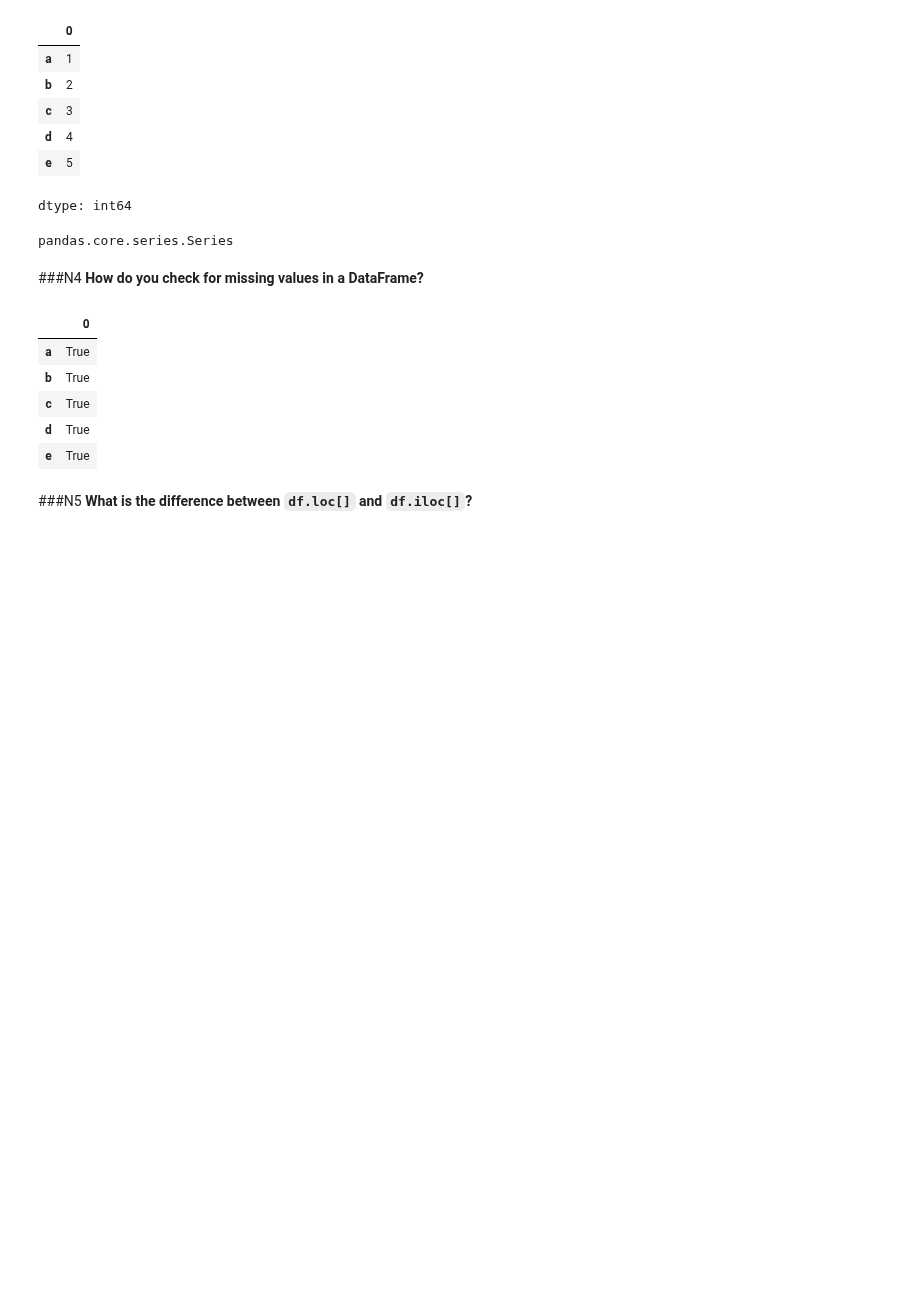
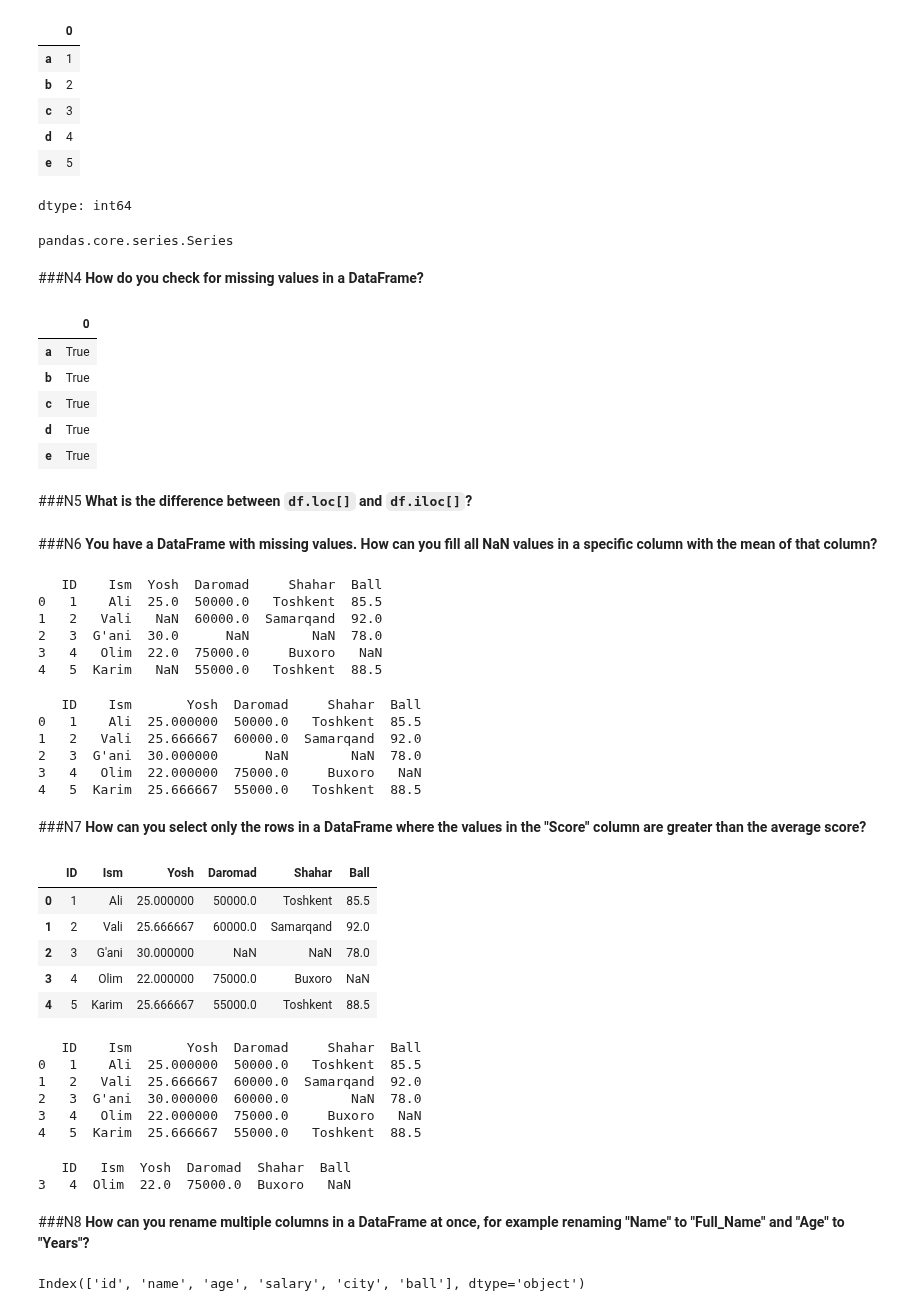
Before and after one commit to izzat-ai/learning-ai, a Jupyter notebook: pandas/df_practice.ipynb, the cells around one changed output. Cells and saved outputs as stored; diff of their text form; code cells hidden in the pictures; blank space fills up the shorter version.

```diff
--- a/pandas/df_practice.ipynb
+++ b/pandas/df_practice.ipynb
@@ -64,3 +64,66 @@ df.notnull()
 **What is the difference between `df.loc[]` and `df.iloc[]`?**
 # %%
 # .loc[] works with the index name, while .iloc[] works with the index number
+# %% [markdown]
+###N6
+**You have a DataFrame with missing values. How can you fill all NaN values in a specific column with the mean of that column?**
+# %%
+data = {
+    'ID': [1, 2, 3, 4, 5],
+    'Ism': ['Ali', 'Vali', 'G\'ani', 'Olim', 'Karim'],
+    'Yosh': [25, np.nan, 30, 22, np.nan],
+    'Daromad': [50000, 60000, np.nan, 75000, 55000],
+    'Shahar': ['Toshkent', 'Samarqand', np.nan, 'Buxoro', 'Toshkent'],
+    'Ball': [85.5, 92.0, 78.0, np.nan, 88.5]
+}
+df2 = pd.DataFrame(data)
+print(df2)
+# %% [output]
+   ID    Ism  Yosh  Daromad     Shahar  Ball
+0   1    Ali  25.0  50000.0   Toshkent  85.5
+1   2   Vali   NaN  60000.0  Samarqand  92.0
+2   3  G'ani  30.0      NaN        NaN  78.0
+3   4   Olim  22.0  75000.0     Buxoro   NaN
+4   5  Karim   NaN  55000.0   Toshkent  88.5
+# %%
+mean_df2 = df2['Yosh'].mean()
+df2['Yosh'] = df2['Yosh'].fillna(mean_df2)
+# %%
+print(df2)
+# %% [output]
+   ID    Ism       Yosh  Daromad     Shahar  Ball
+0   1    Ali  25.000000  50000.0   Toshkent  85.5
+1   2   Vali  25.666667  60000.0  Samarqand  92.0
+2   3  G'ani  30.000000      NaN        NaN  78.0
+3   4   Olim  22.000000  75000.0     Buxoro   NaN
+4   5  Karim  25.666667  55000.0   Toshkent  88.5
+# %% [markdown]
+###N7
+**How can you select only the rows in a DataFrame where the values in the "Score" column are greater than the average score?**
+# %%
+df2
+# %% [output]
+|  | ID | Ism | Yosh | Daromad | Shahar | Ball |
+| 0 | 1 | Ali | 25.000000 | 50000.0 | Toshkent | 85.5 |
+| 1 | 2 | Vali | 25.666667 | 60000.0 | Samarqand | 92.0 |
+| 2 | 3 | G'ani | 30.000000 | NaN | NaN | 78.0 |
+| 3 | 4 | Olim | 22.000000 | 75000.0 | Buxoro | NaN |
+| 4 | 5 | Karim | 25.666667 | 55000.0 | Toshkent | 88.5 |
+# %%
+df2['Daromad'] = df2['Daromad'].fillna(df2['Daromad'].mean())
+print(df2)
+# %% [output]
+   ID    Ism       Yosh  Daromad     Shahar  Ball
+0   1    Ali  25.000000  50000.0   Toshkent  85.5
+1   2   Vali  25.666667  60000.0  Samarqand  92.0
+2   3  G'ani  30.000000  60000.0        NaN  78.0
+3   4   Olim  22.000000  75000.0     Buxoro   NaN
+4   5  Karim  25.666667  55000.0   Toshkent  88.5
+# %%
+print(df2[df2.Daromad.mean() < df2.Daromad])
+# %% [output]
+   ID   Ism  Yosh  Daromad  Shahar  Ball
+3   4  Olim  22.0  75000.0  Buxoro   NaN
+# %% [markdown]
+###N8
+**How can you rename multiple columns in a DataFrame at once, for example renaming "Name" to "Full_Name" and "Age" to "Years"?**
@@ -66,0 +132,4 @@ df.notnull()
+# %%
+df2.columns
+# %% [output]
+Index(['id', 'name', 'age', 'salary', 'city', 'ball'], dtype='object')
```
Also changed, not shown: parts of 2 cells of this notebook.
